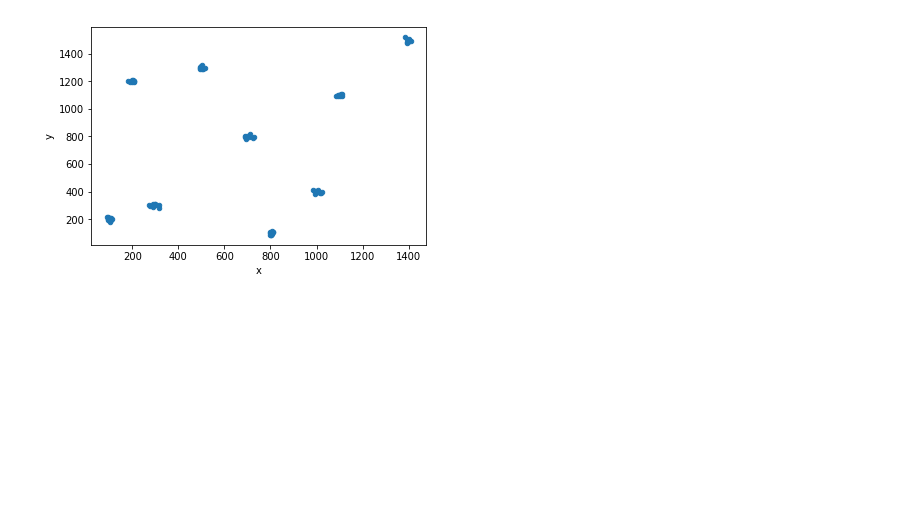
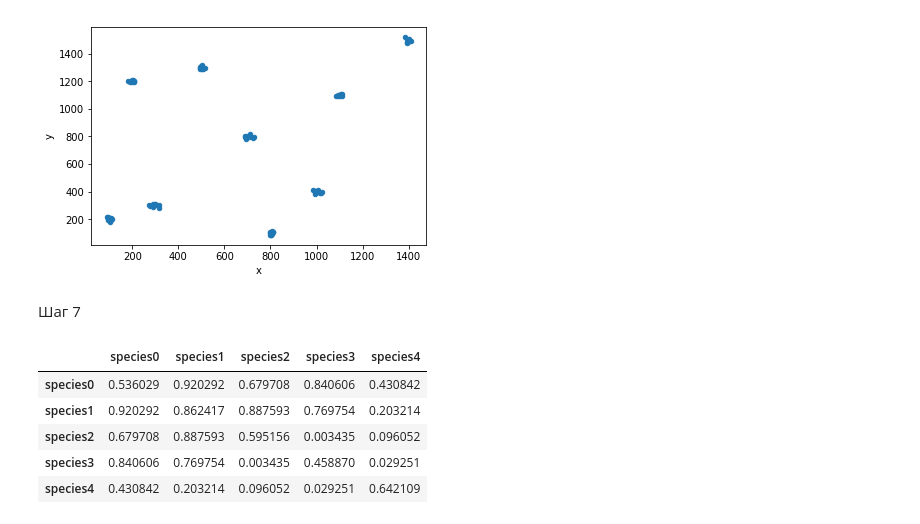
Before and after one commit to ktrushnikov/stepic_bioinformatics, a Jupyter notebook: 1.7.ipynb, the cells around one changed output. Cells and saved outputs as stored; diff of their text form; code cells hidden in the pictures; blank space fills up the shorter version.

```diff
--- a/1.7.ipynb
+++ b/1.7.ipynb
@@ -90,3 +90,16 @@ df.plot.scatter(x="x", y="y");
 pd.read_csv("dataset_209770_6 (1).txt", delimiter=" ").plot.scatter(x="x", y="y");
 # %% [output]
 [figure]
+# %% [markdown]
+Шаг 7
+# %%
+#https://stepik.org/media/attachments/course/4852/genome_matrix.csv
+df = pd.read_csv("genome_matrix.csv", index_col=0)
+df
+# %% [output]
+|  | species0 | species1 | species2 | species3 | species4 |
+| species0 | 0.536029 | 0.920292 | 0.679708 | 0.840606 | 0.430842 |
+| species1 | 0.920292 | 0.862417 | 0.887593 | 0.769754 | 0.203214 |
+| species2 | 0.679708 | 0.887593 | 0.595156 | 0.003435 | 0.096052 |
+| species3 | 0.840606 | 0.769754 | 0.003435 | 0.458870 | 0.029251 |
+| species4 | 0.430842 | 0.203214 | 0.096052 | 0.029251 | 0.642109 |
```
Also changed, not shown: parts of 3 cells of this notebook, 1 other file.
